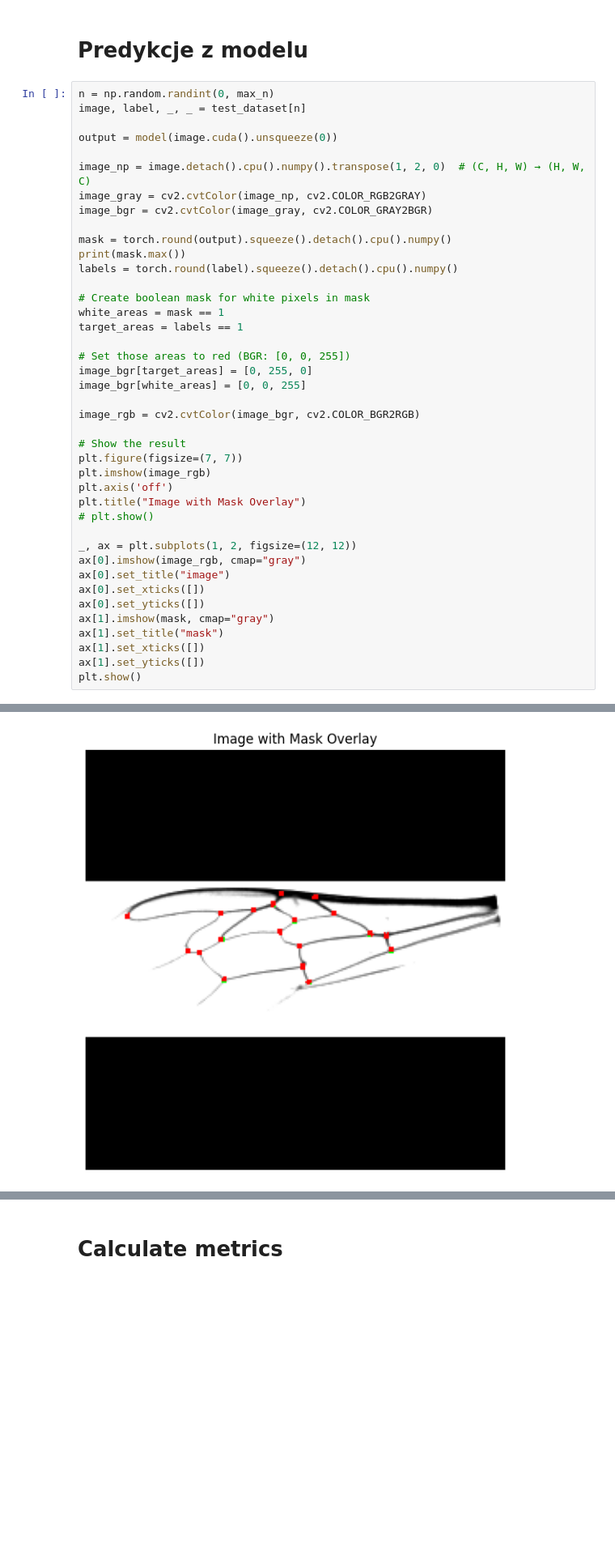
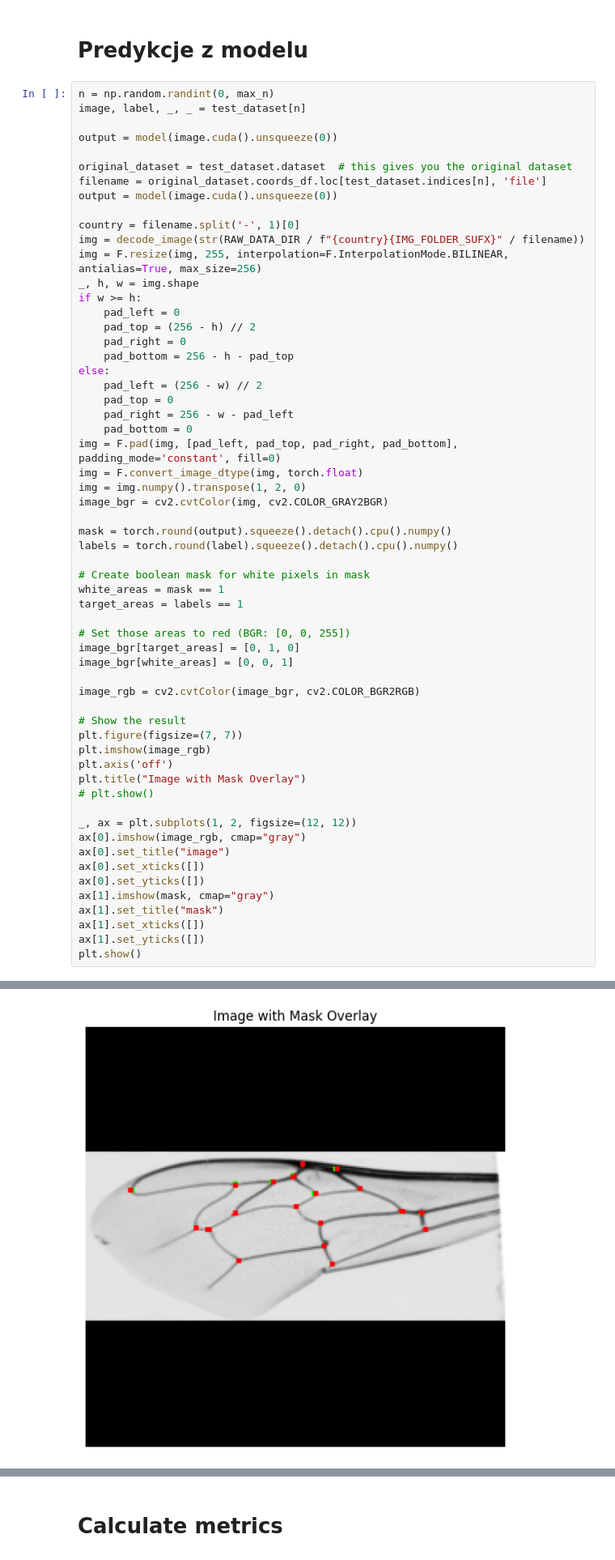
Before and after one commit to mkrajew/bees, a Jupyter notebook: notebooks/07_unet_rectangle_masks.ipynb, the cells around one changed output, grey strips where cells are left out. Shown at 81% size. Saved outputs shown, nothing was run; the diff lists cells and outputs as text; blank space fills up the shorter version.

Commit message:
great unet results on rectangle masks. Need to reorder, refactor and ulepszyć the code

```diff
--- a/notebooks/07_unet_rectangle_masks.ipynb
+++ b/notebooks/07_unet_rectangle_masks.ipynb
@@ -115,12 +135,30 @@ image, label, _, _ = test_dataset[n]
 
 output = model(image.cuda().unsqueeze(0))
 
-image_np = image.detach().cpu().numpy().transpose(1, 2, 0)  # (C, H, W) → (H, W, C)
-image_gray = cv2.cvtColor(image_np, cv2.COLOR_RGB2GRAY)
-image_bgr = cv2.cvtColor(image_gray, cv2.COLOR_GRAY2BGR)
+original_dataset = test_dataset.dataset  # this gives you the original dataset
+filename = original_dataset.coords_df.loc[test_dataset.indices[n], 'file']
+output = model(image.cuda().unsqueeze(0))
+
+country = filename.split('-', 1)[0]
+img = decode_image(str(RAW_DATA_DIR / f"{country}{IMG_FOLDER_SUFX}" / filename))
+img = F.resize(img, 255, interpolation=F.InterpolationMode.BILINEAR, antialias=True, max_size=256)
+_, h, w = img.shape
+if w >= h:
+    pad_left = 0
+    pad_top = (256 - h) // 2
+    pad_right = 0
+    pad_bottom = 256 - h - pad_top
+else:
+    pad_left = (256 - w) // 2
+    pad_top = 0
+    pad_right = 256 - w - pad_left
+    pad_bottom = 0
+img = F.pad(img, [pad_left, pad_top, pad_right, pad_bottom], padding_mode='constant', fill=0)
+img = F.convert_image_dtype(img, torch.float)
+img = img.numpy().transpose(1, 2, 0)
+image_bgr = cv2.cvtColor(img, cv2.COLOR_GRAY2BGR)
 
 mask = torch.round(output).squeeze().detach().cpu().numpy()
-print(mask.max())
 labels = torch.round(label).squeeze().detach().cpu().numpy()
 
 # Create boolean mask for white pixels in mask
@@ -128,8 +166,8 @@ white_areas = mask == 1
 target_areas = labels == 1
 
 # Set those areas to red (BGR: [0, 0, 255])
-image_bgr[target_areas] = [0, 255, 0]
-image_bgr[white_areas] = [0, 0, 255]
+image_bgr[target_areas] = [0, 1, 0]
+image_bgr[white_areas] = [0, 0, 1]
 
 image_rgb = cv2.cvtColor(image_bgr, cv2.COLOR_BGR2RGB)
 
@@ -157 +192 @@ Clipping input data to the valid range for imshow with RGB data ([0..1] for floa
-[figure, old version]
+[figure, new version]
```
Also changed, not shown: parts of 4 cells of this notebook.
